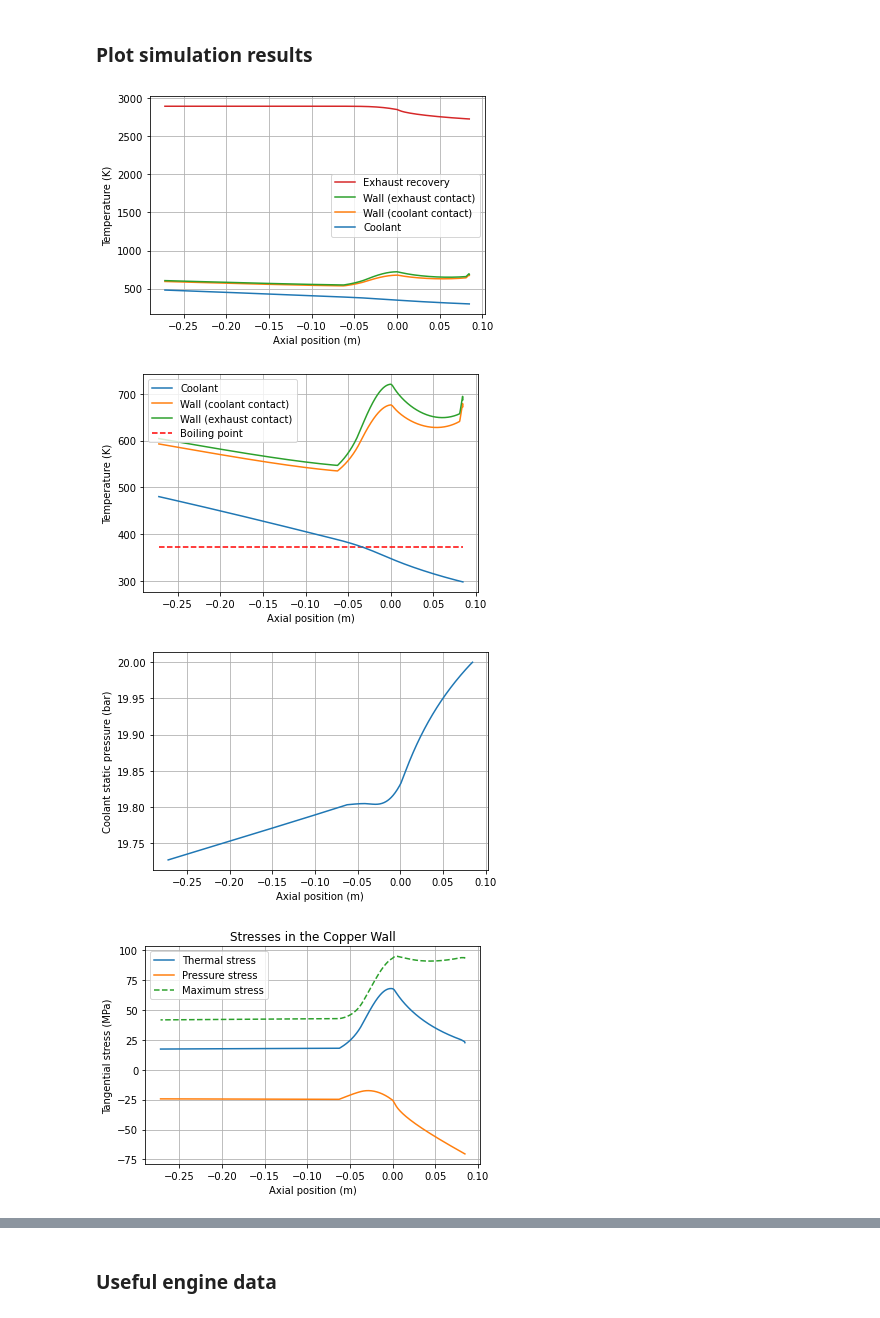
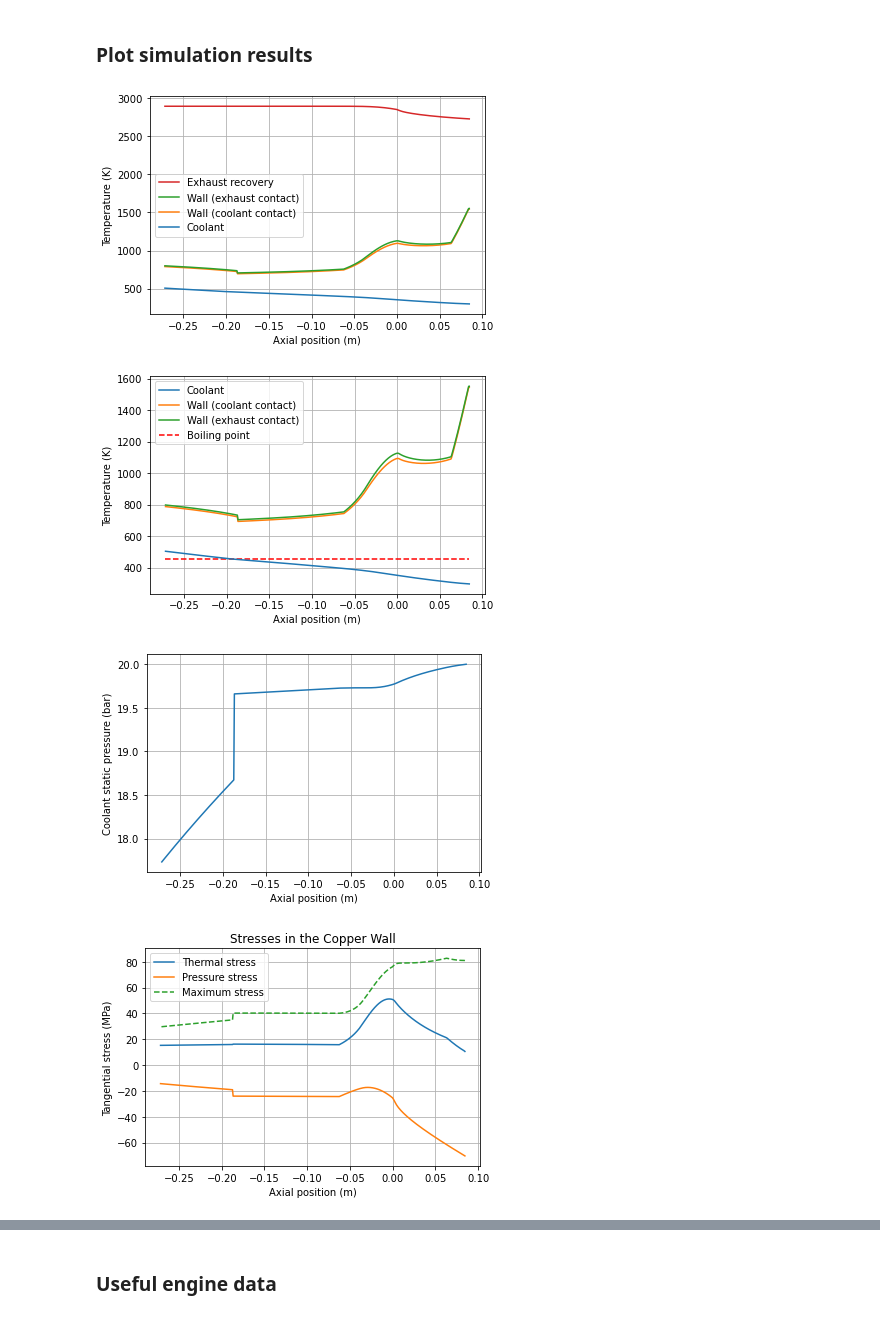
Before and after one commit to cuspaceflight/White-Giant-Cooling, a Jupyter notebook: White Giant Bamboo Simulation.ipynb, the cells around one changed output, grey strips where cells are left out. Cells and saved outputs as stored; diff of their text form; code cells hidden in the pictures.

```diff
--- a/White Giant Bamboo Simulation.ipynb
+++ b/White Giant Bamboo Simulation.ipynb
@@ -172,33 +172,33 @@ def Pr_exhaust(T, p):
 # Coolant is pure water - use CoolProp
 def Pr_coolant(T, p):
     try:
-        return PropsSI("PRANDTL", "T", T, "P", p, "WATER")
+        return PropsSI("PRANDTL", "T", T, "P", p, "ETHANOL")
     except ValueError:
-        return PropsSI("PRANDTL", "Q", 0, "P", p, "WATER")
+        return PropsSI("PRANDTL", "Q", 0, "P", p, "ETHANOL")
 
 def mu_coolant(T, p):
     try:
-        return PropsSI("VISCOSITY", "T", T, "P", p, "WATER")
+        return PropsSI("VISCOSITY", "T", T, "P", p, "ETHANOL")
     except ValueError:
-        return PropsSI("VISCOSITY", "Q", 0, "P", p, "WATER")
+        return PropsSI("VISCOSITY", "Q", 0, "P", p, "ETHANOL")
 
 def k_coolant(T, p):
     try:
-        return PropsSI("CONDUCTIVITY", "T", T, "P", p, "WATER")
+        return PropsSI("CONDUCTIVITY", "T", T, "P", p, "ETHANOL")
     except ValueError:
-        return PropsSI("CONDUCTIVITY", "Q", 0, "P", p, "WATER")
+        return PropsSI("CONDUCTIVITY", "Q", 0, "P", p, "ETHANOL")
 
 def rho_coolant(T, p):
     try:
-        return PropsSI("DMASS", "T", T, "P", p, "WATER")
+        return PropsSI("DMASS", "T", T, "P", p, "ETHANOL")
     except ValueError:
-        return PropsSI("DMASS", "Q", 0, "P", p, "WATER")
+        return PropsSI("DMASS", "Q", 0, "P", p, "ETHANOL")
 
 def cp_coolant(T, p):
     try:
-        return PropsSI("CPMASS", "T", T, "P", p, "WATER")
+        return PropsSI("CPMASS", "T", T, "P", p, "ETHANOL")
     except ValueError:
-        return PropsSI("CPMASS", "Q", 0, "P", p, "WATER")
+        return PropsSI("CPMASS", "Q", 0, "P", p, "ETHANOL")
 
 
 # Transport property objects
@@ -267,7 +267,7 @@ plt.savefig("img/engine.svg")
 plt.savefig("img/engine.pdf")
 bam.show()
 
-cooling_data = engine.steady_heating_analysis(iter_start = 5, iter_each = 2)
+cooling_data = engine.steady_heating_analysis(num_grid = 500)
 # %% [output]
 Fuel mass flow rate = 0.7565947867776254 kg/s
 [figure]
@@ -280,7 +280,7 @@ bam.show()
 
 bam.plot.plot_temperatures(cooling_data, only_indexes = [0,1,2])
 
-plt.hlines(y = PropsSI("T", "Q", 0, "P", 1e5, "WATER"),
+plt.hlines(y = PropsSI("T", "Q", 0, "P", inlet_p, "ETHANOL"),
            label ="Boiling point",
            color = "red",
            linestyle = "--",
@@ -323,34 +323,34 @@ width = cooling_data["x"][0] - cooling_data["x"][-1]
 bam.plot.plot_tangential_stress(cooling_data, wall_index = 0)
 plt.title("Stresses in the Copper Wall")
 
 sigma_ts = patches.Rectangle(xy_tensile_strength,
                              width,
                              tensile_strength_height,
                              label = "Tensile strength",
                              alpha = 0.6,
                              color = "red")
 
 sigma_y = patches.Rectangle(xy_yield,
                             width,
                             yield_height,
                             label = "Yield stress",
                             alpha = 0.3,
                             color = "yellow")
 
 plt.gca().add_patch(sigma_ts)
 plt.gca().add_patch(sigma_y)
 
 plt.legend()
 plt.savefig("img/stresses_with_limits.svg")
 plt.savefig("img/stresses_with_limits.pdf")
 bam.show()
 
 
 # Plot heat fluxes
 bam.plot.plot_q_per_area(cooling_data)
 bam.show()
 # %% [output]
-[figure, old version]
+[figure, new version]
-[figure, old version]
+[figure, new version]
-[figure, old version]
+[figure, new version]
-[figure, old version]
+[figure, new version]
```
Also changed, not shown: parts of 1 cell of this notebook, 10 other files.
